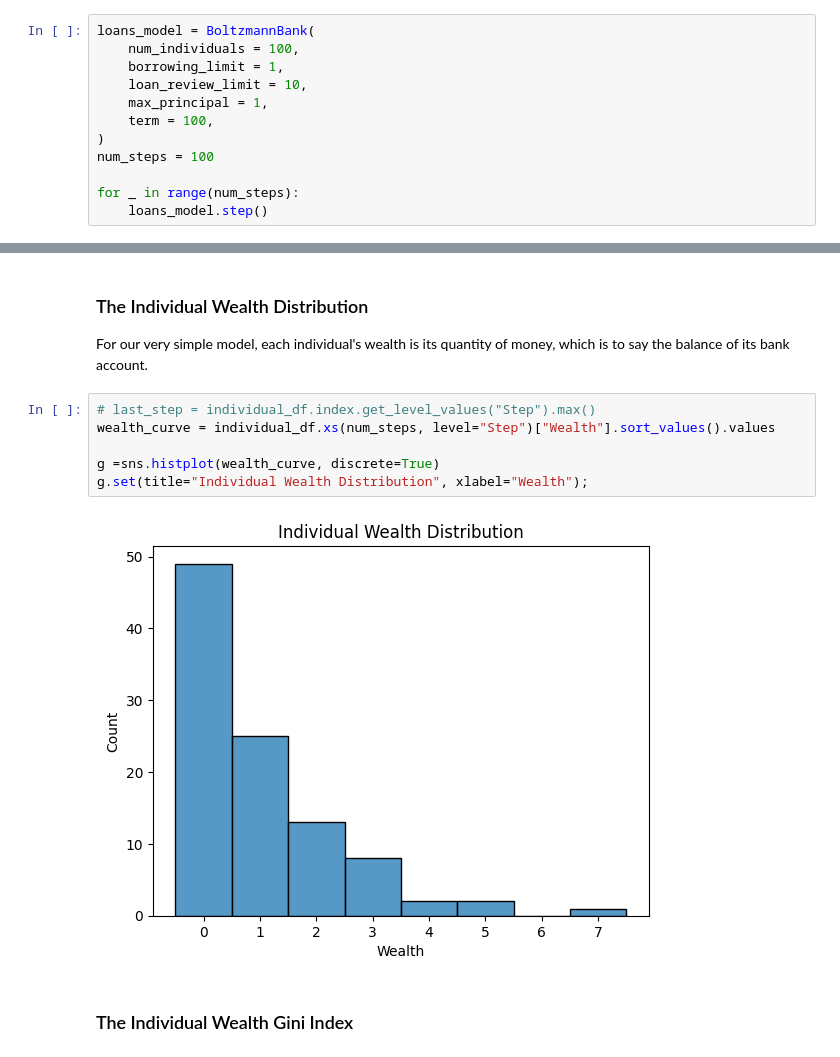
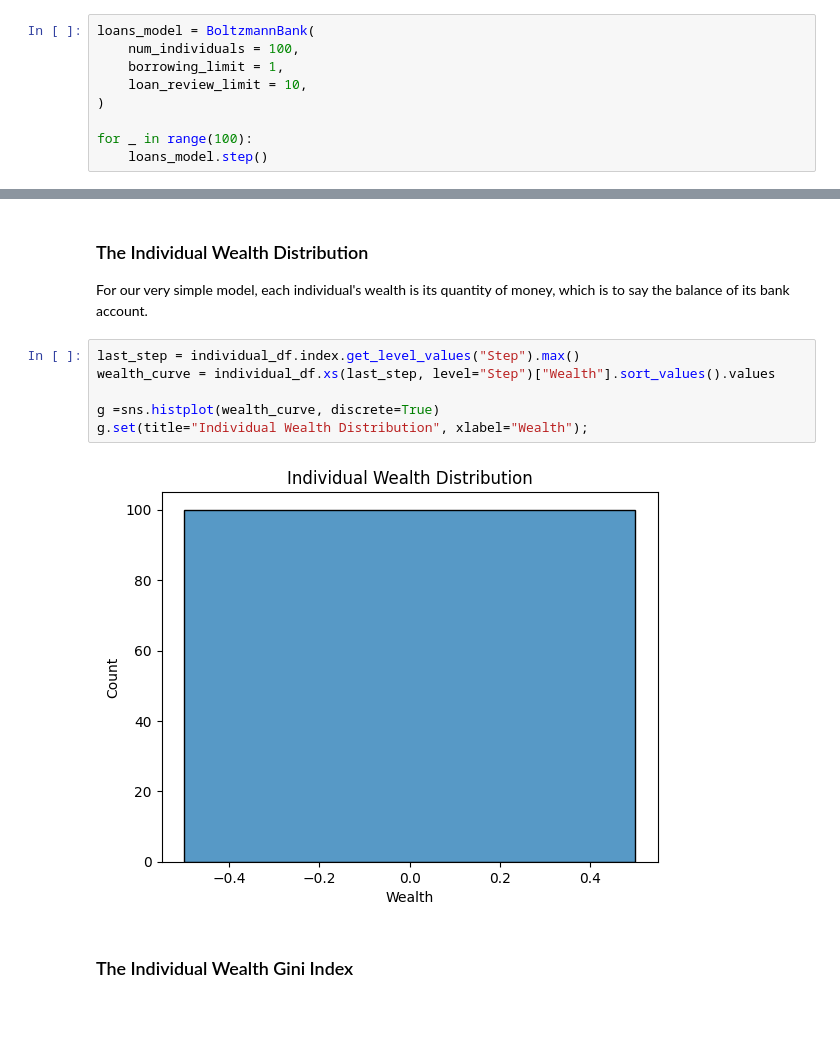
Before and after one commit to fillstaley/econolab, a Jupyter notebook: boltzmann-bank.ipynb, the cells around one changed output, grey strips where cells are left out. Cells and saved outputs as stored; diff of their text form; blank space fills up the shorter version.

```diff
--- a/boltzmann-bank.ipynb
+++ b/boltzmann-bank.ipynb
@@ -86,12 +86,9 @@ loans_model = BoltzmannBank(
     num_individuals = 100,
     borrowing_limit = 1,
     loan_review_limit = 10,
-    max_principal = 1,
-    term = 100,
 )
-num_steps = 100
 
-for _ in range(num_steps):
+for _ in range(100):
     loans_model.step()
 # %% [markdown]
 ## Visualization
@@ -124,13 +121,13 @@ g.set(title="Total Spending", xlabel="Steps", ylabel="Currency Units");
 
 For our very simple model, each individual's wealth is its quantity of money, which is to say the balance of its bank account.
 # %%
-# last_step = individual_df.index.get_level_values("Step").max()
-wealth_curve = individual_df.xs(num_steps, level="Step")["Wealth"].sort_values().values
+last_step = individual_df.index.get_level_values("Step").max()
+wealth_curve = individual_df.xs(last_step, level="Step")["Wealth"].sort_values().values
 
 g =sns.histplot(wealth_curve, discrete=True)
 g.set(title="Individual Wealth Distribution", xlabel="Wealth");
 # %% [output]
-[figure, old version]
+[figure, new version]
 # %% [markdown]
 ### The Individual Wealth Gini Index
 # %%
```
Also changed, not shown: parts of 10 cells of this notebook, 4 other files.
